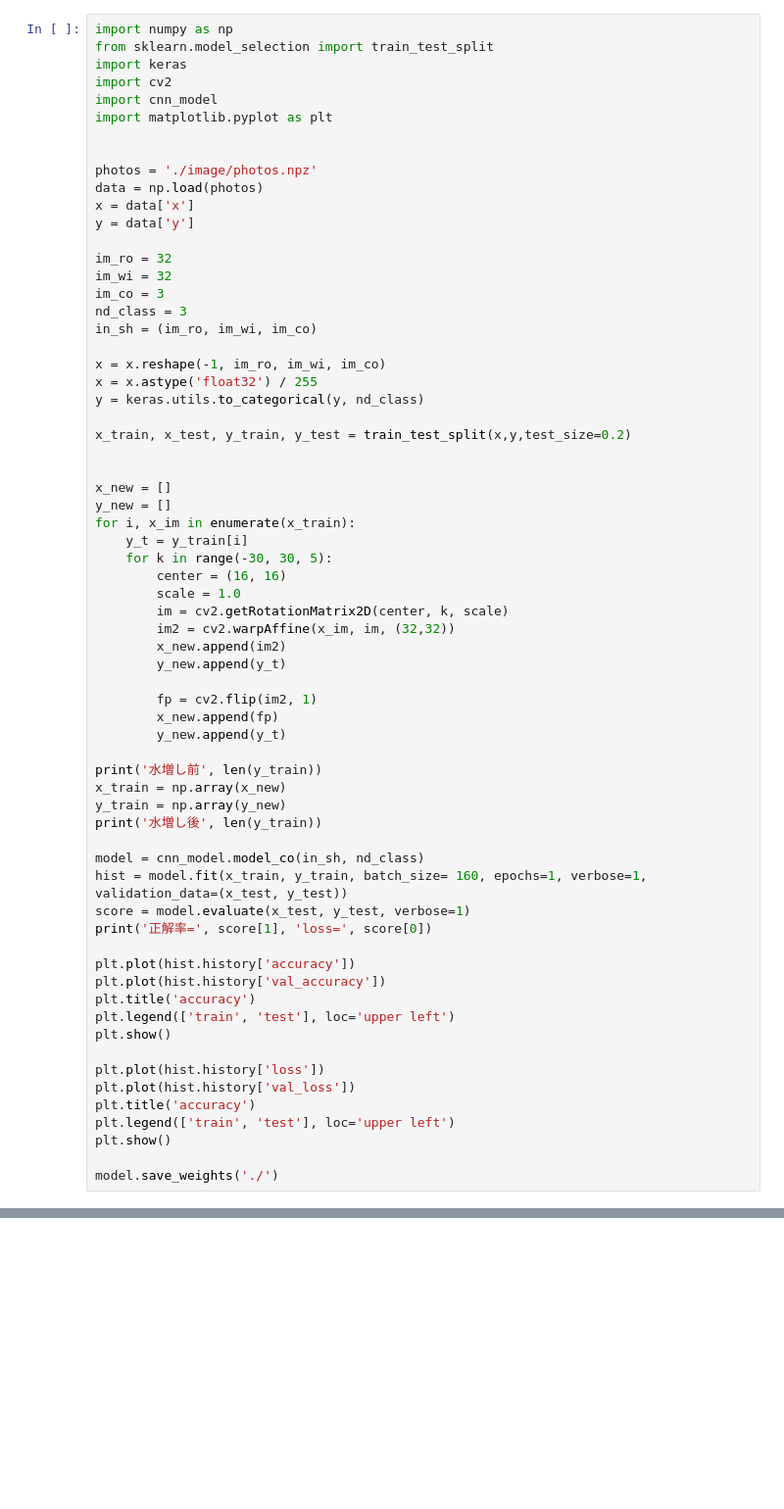
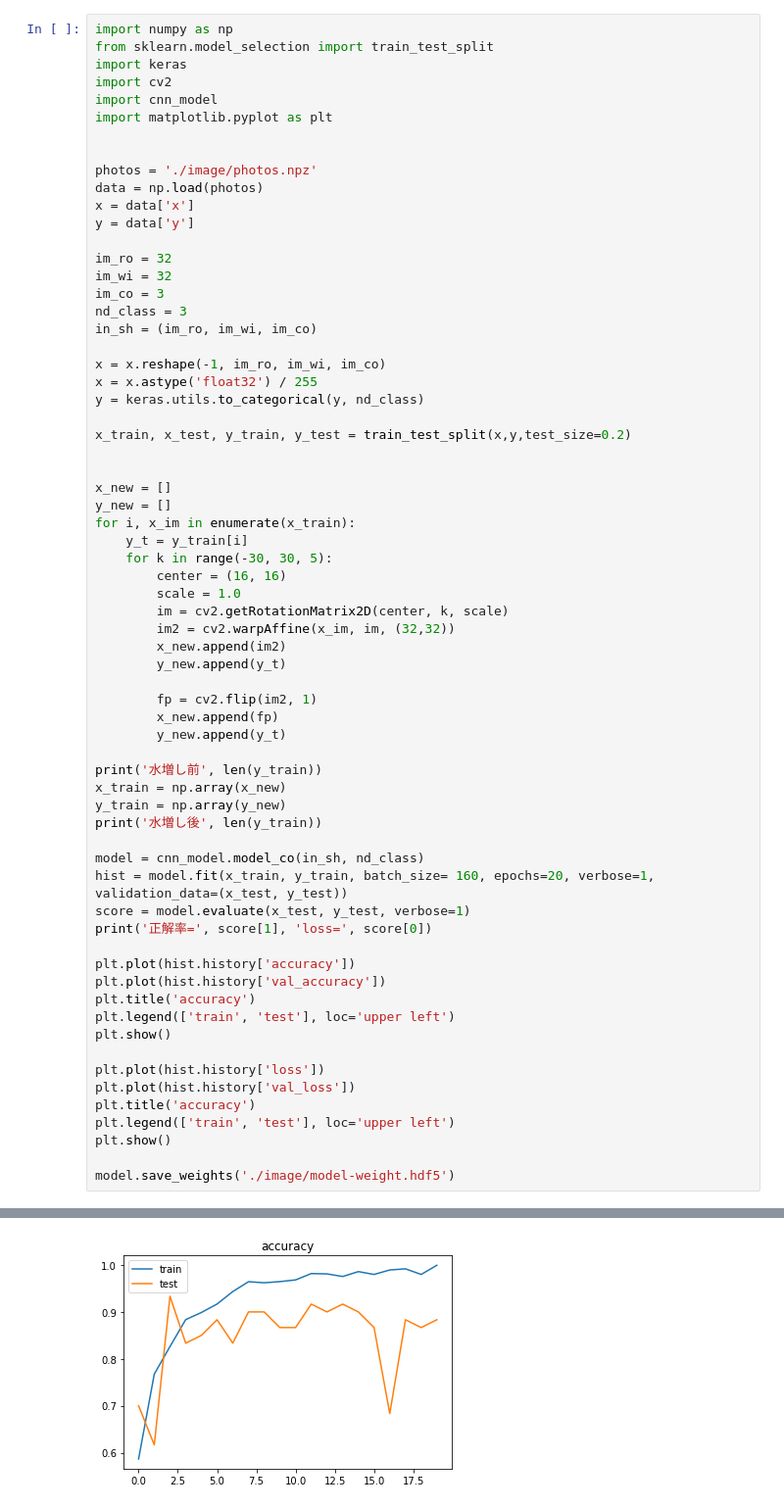
Before and after one commit to osyun0101/python_sample, a Jupyter notebook: calory/Untitled5.ipynb, the cells around one changed output, grey strips where cells are left out. Shown at 98% size. Saved outputs shown, nothing was run; the diff lists cells and outputs as text; blank space fills up the shorter version.

```diff
--- a/calory/Untitled5.ipynb
+++ b/calory/Untitled5.ipynb
@@ -47,7 +47,7 @@ y_train = np.array(y_new)
 print('水増し後', len(y_train))
 
 model = cnn_model.model_co(in_sh, nd_class)
-hist = model.fit(x_train, y_train, batch_size= 160, epochs=1, verbose=1, validation_data=(x_test, y_test))
+hist = model.fit(x_train, y_train, batch_size= 160, epochs=20, verbose=1, validation_data=(x_test, y_test))
 score = model.evaluate(x_test, y_test, verbose=1)
 print('正解率=', score[1], 'loss=', score[0])
 
@@ -63,5 +63,5 @@ plt.title('accuracy')
 plt.legend(['train', 'test'], loc='upper left')
 plt.show()
 
-model.save_weights('./')
+model.save_weights('./image/model-weight.hdf5')
 # %% [output]
@@ -84,0 +85 @@ Epoch 20/20
+[figure, added]
```
Also changed, not shown: parts of 1 cell of this notebook, 4 other files.
